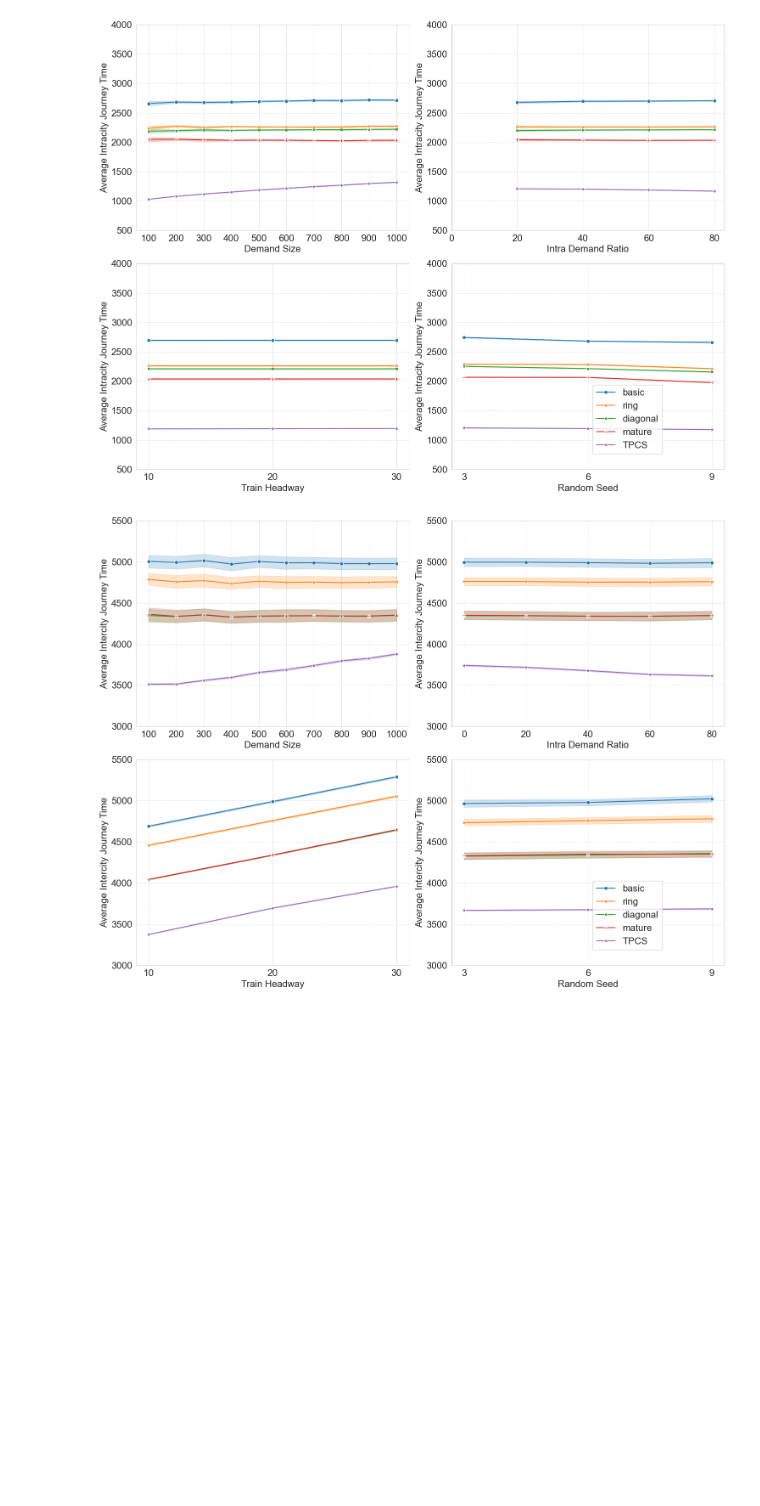
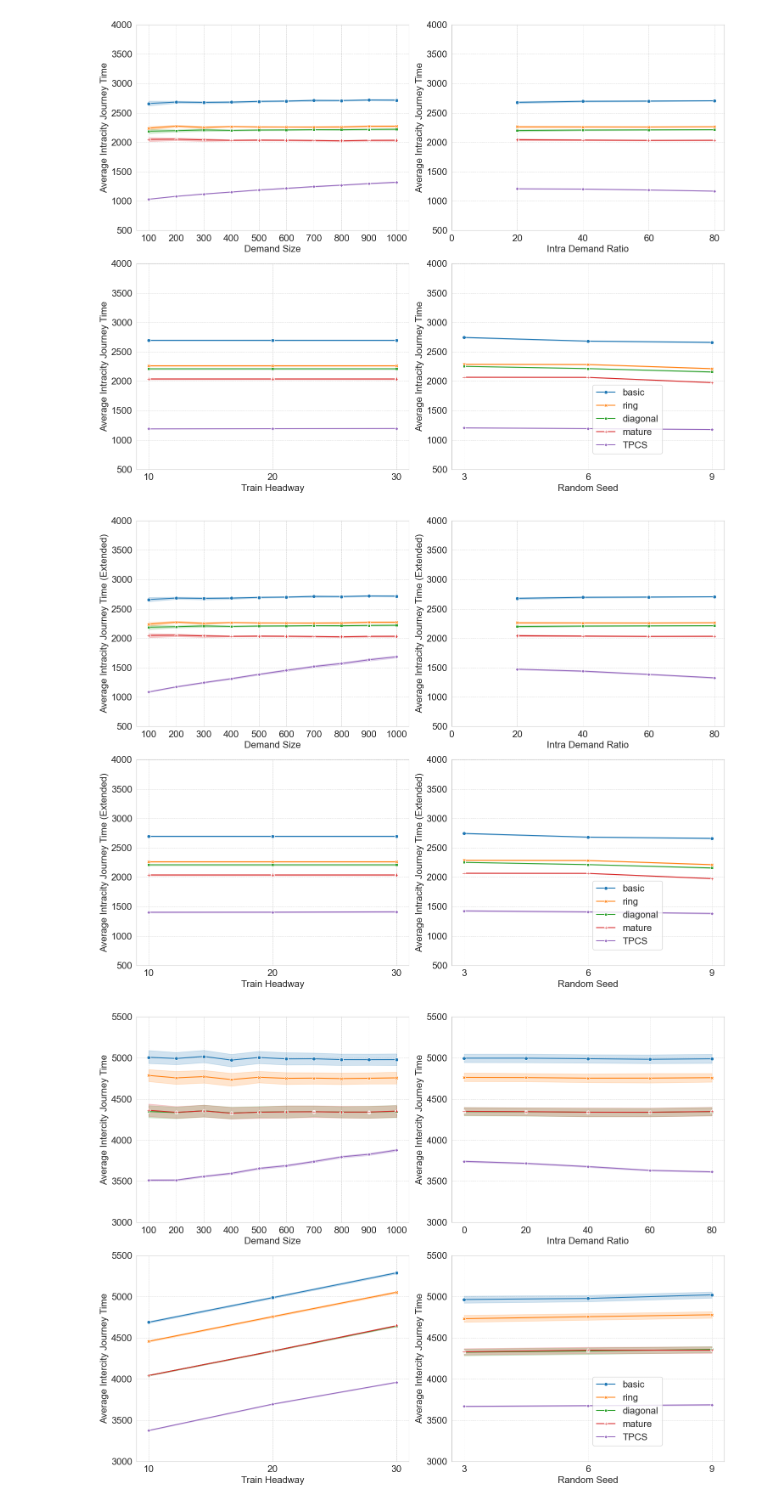
Before and after one commit to ChenhaoDing/J26-TPCS, a Jupyter notebook: 5-VISUALIZE-2-interaction.ipynb, the cells around one changed output. Drawn from its saved outputs; the diff is of its cells as text; code cells hidden in the pictures; blank space fills up the shorter version.

```diff
--- a/5-VISUALIZE-2-interaction.ipynb
+++ b/5-VISUALIZE-2-interaction.ipynb
@@ -209,6 +232,21 @@ draw_interaction_plots_comparison(
 )
 # %% [output]
 [figure]
+# %%
+draw_interaction_plots_comparison(
+    kpi_column='average_intracity_journey_time_extended', y_axis_limit=(500, 4000),
+    data1=pt_scenarios_results,
+    data2=amod_scenarios_results,
+    data1_label='bus',
+    data2_label='mod',
+    errorbar=('ci', 95),
+    strategy_column_1='pt_network_name',
+    strategy_column_2='broker_type',
+    variable_name_list=variable_name_list,
+    name_dict=name_dict
+)
+# %% [output]
+[figure, added]
 # %%
 draw_interaction_plots_comparison(
     kpi_column='average_intercity_journey_time', y_axis_limit=(3000, 5500),
```
Also changed, not shown: parts of 4 cells of this notebook, 7 other files.
